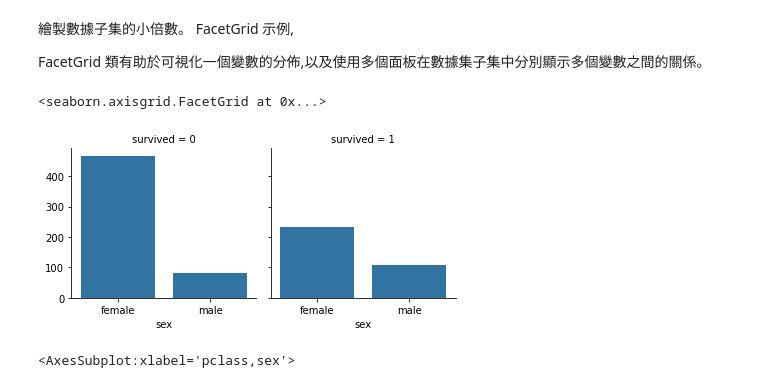
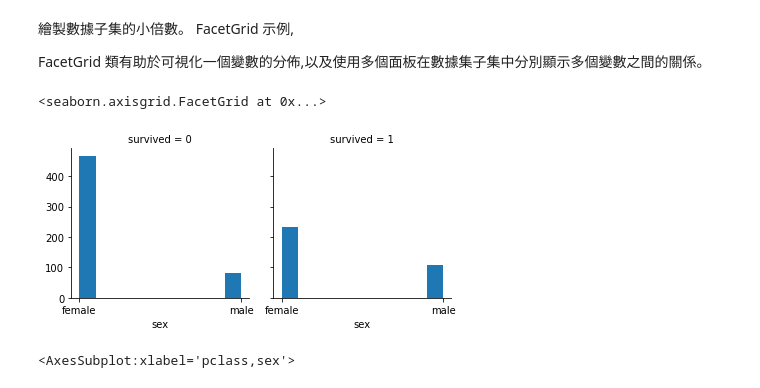
Before and after one commit to benao13/ML100Days, a Jupyter notebook: homework/D21-HW.ipynb, the cells around one changed output. Drawn from its saved outputs; the diff is of its cells as text; code cells hidden in the pictures.

```diff
--- a/homework/D21-HW.ipynb
+++ b/homework/D21-HW.ipynb
@@ -58,11 +58,11 @@ FacetGrid 類有助於可視化一個變數的分佈,以及使用多個面板在
 # %%
 # 瞭解性別在各艙等的分布的存活率
 
 g = sns.FacetGrid(df, col='survived')
-g.map(sns.countplot, 'sex')
+g.map(plt.hist, 'sex')
 # %% [output]
 <seaborn.axisgrid.FacetGrid at 0x...>
-[figure, old version]
+[figure, new version]
 # %%
 #先檢視各艙位存活人數，此時可以使用groupby函數進行分類，
 #其中 survived＝1表示存活，survived＝0表示死亡，將survived加總即為各艙等生存人數。
```
Also changed, not shown: parts of 2 cells of this notebook.
